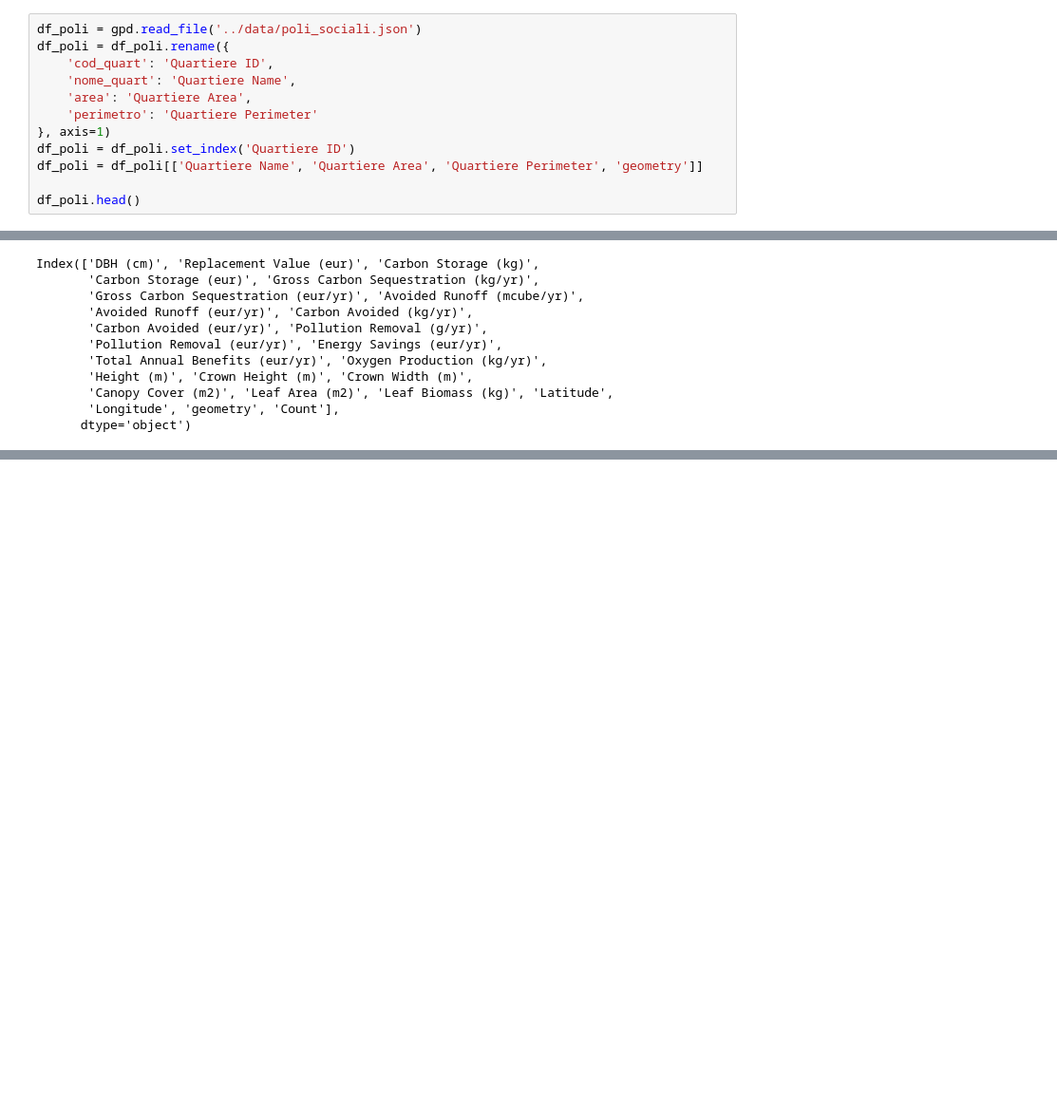
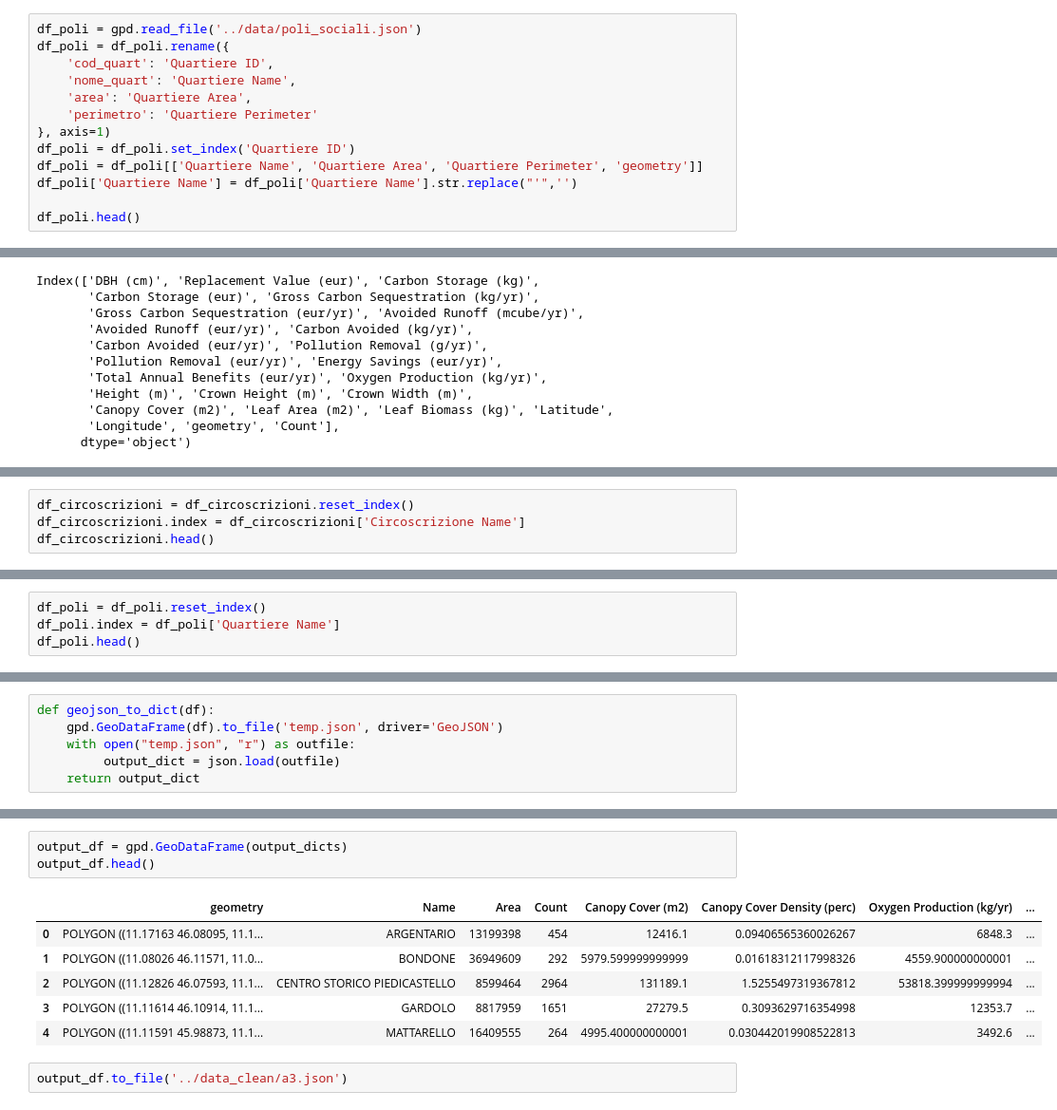
Before and after one commit to DataViz-Group3/DataViz-Group3, a Jupyter notebook: src/preprocessing.ipynb, the cells around one changed output, grey strips where cells are left out. Shown: that part at 95% size. Drawn from its saved outputs; the diff is of its cells as text; blank space fills up the shorter version.

```diff
--- a/src/preprocessing.ipynb
+++ b/src/preprocessing.ipynb
@@ -73,6 +74,7 @@ df_poli = df_poli.rename({
 }, axis=1)
 df_poli = df_poli.set_index('Quartiere ID')
 df_poli = df_poli[['Quartiere Name', 'Quartiere Area', 'Quartiere Perimeter', 'geometry']]
+df_poli['Quartiere Name'] = df_poli['Quartiere Name'].str.replace("'",'')
 
 df_poli.head()
 # %% [output]
@@ -331,0 +346,4 @@ Index(['DBH (cm)', 'Replacement Value (eur)', 'Carbon Storage (kg)',
+# %%
+df_circoscrizioni = df_circoscrizioni.reset_index()
+df_circoscrizioni.index = df_circoscrizioni['Circoscrizione Name']
+df_circoscrizioni.head()
@@ -331,0 +358,4 @@ Index(['DBH (cm)', 'Replacement Value (eur)', 'Carbon Storage (kg)',
+# %%
+df_poli = df_poli.reset_index()
+df_poli.index = df_poli['Quartiere Name']
+df_poli.head()
@@ -331,0 +370,6 @@ Index(['DBH (cm)', 'Replacement Value (eur)', 'Carbon Storage (kg)',
+# %%
+def geojson_to_dict(df):
+    gpd.GeoDataFrame(df).to_file('temp.json', driver='GeoJSON')
+    with open("temp.json", "r") as outfile:
+         output_dict = json.load(outfile)
+    return output_dict
@@ -331,0 +433,12 @@ Index(['DBH (cm)', 'Replacement Value (eur)', 'Carbon Storage (kg)',
+# %%
+output_df = gpd.GeoDataFrame(output_dicts)
+output_df.head()
+# %% [output]
+|  | geometry | Name | Area | Count | Canopy Cover (m2) | Canopy Cover Density (perc) | Oxygen Production (kg/yr) | ... |
+| 0 | POLYGON ((11.17163 46.08095, 11.1... | ARGENTARIO | 13199398 | 454 | 12416.1 | 0.09406565360026267 | 6848.3 | ... |
+| 1 | POLYGON ((11.08026 46.11571, 11.0... | BONDONE | 36949609 | 292 | 5979.599999999999 | 0.01618312117998326 | 4559.900000000001 | ... |
+| 2 | POLYGON ((11.12826 46.07593, 11.1... | CENTRO STORICO PIEDICASTELLO | 8599464 | 2964 | 131189.1 | 1.5255497319367812 | 53818.399999999994 | ... |
+| 3 | POLYGON ((11.11614 46.10914, 11.1... | GARDOLO | 8817959 | 1651 | 27279.5 | 0.3093629716354998 | 12353.7 | ... |
+| 4 | POLYGON ((11.11591 45.98873, 11.1... | MATTARELLO | 16409555 | 264 | 4995.400000000001 | 0.030442019908522813 | 3492.6 | ... |
+# %%
+output_df.to_file('../data_clean/a3.json')
```
Also changed, not shown: parts of 8 cells of this notebook, 5 other files.
